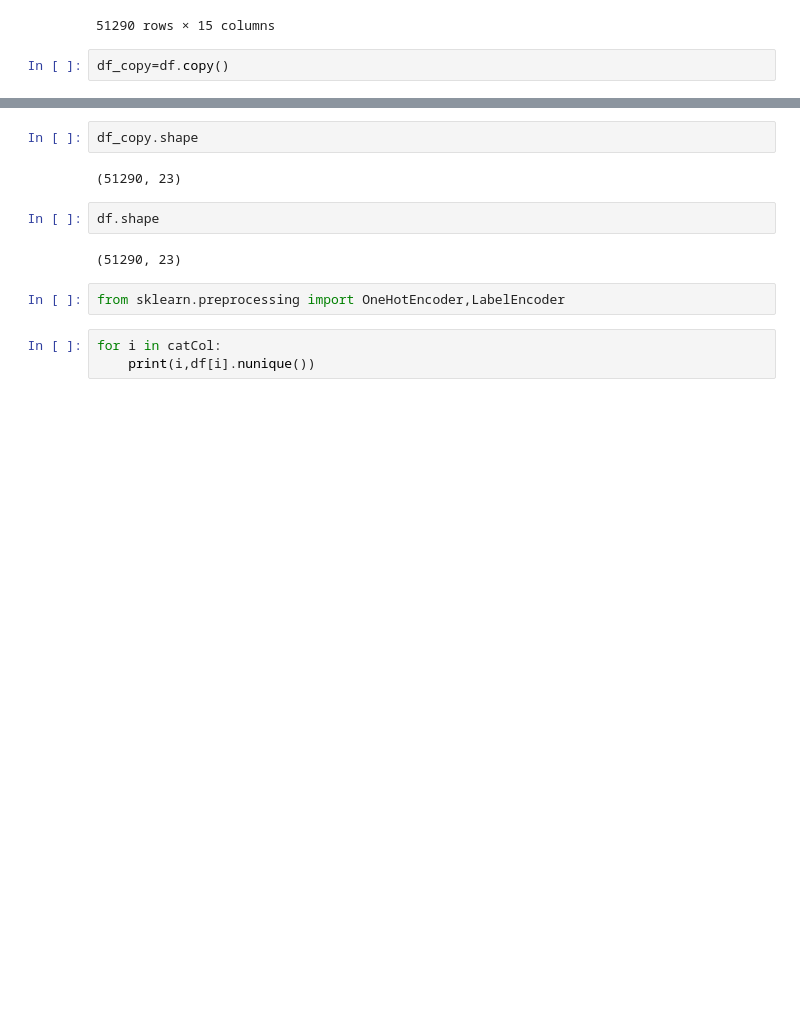
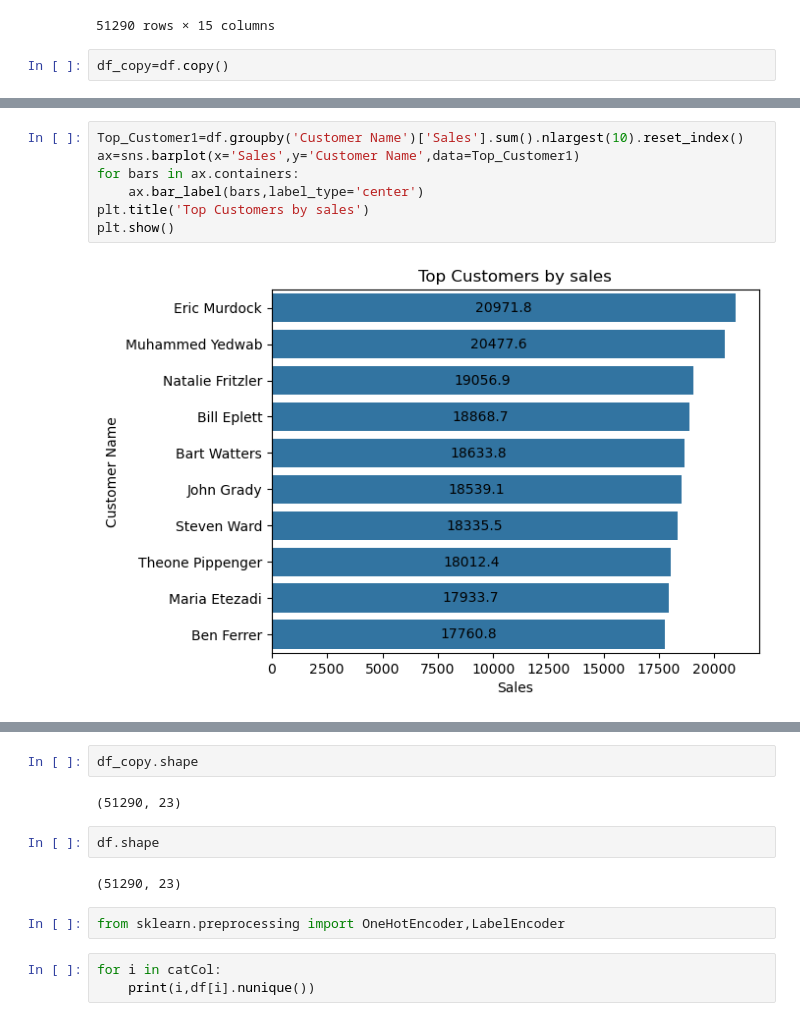
Before and after one commit to subbugnaik093/EDA_Projects, a Jupyter notebook: EDA_superstore.ipynb, the cells around one changed output, grey strips where cells are left out. Saved outputs shown, nothing was run; the diff lists cells and outputs as text; blank space fills up the shorter version.

```diff
--- a/EDA_superstore.ipynb
+++ b/EDA_superstore.ipynb
@@ -487,0 +489,9 @@ df_copy=df.copy()
+# %%
+Top_Customer1=df.groupby('Customer Name')['Sales'].sum().nlargest(10).reset_index()
+ax=sns.barplot(x='Sales',y='Customer Name',data=Top_Customer1)
+for bars in ax.containers:
+    ax.bar_label(bars,label_type='center')
+plt.title('Top Customers by sales')
+plt.show()
+# %% [output]
+[figure, added]
```
Also changed, not shown: parts of 26 cells of this notebook, 1 other file.
